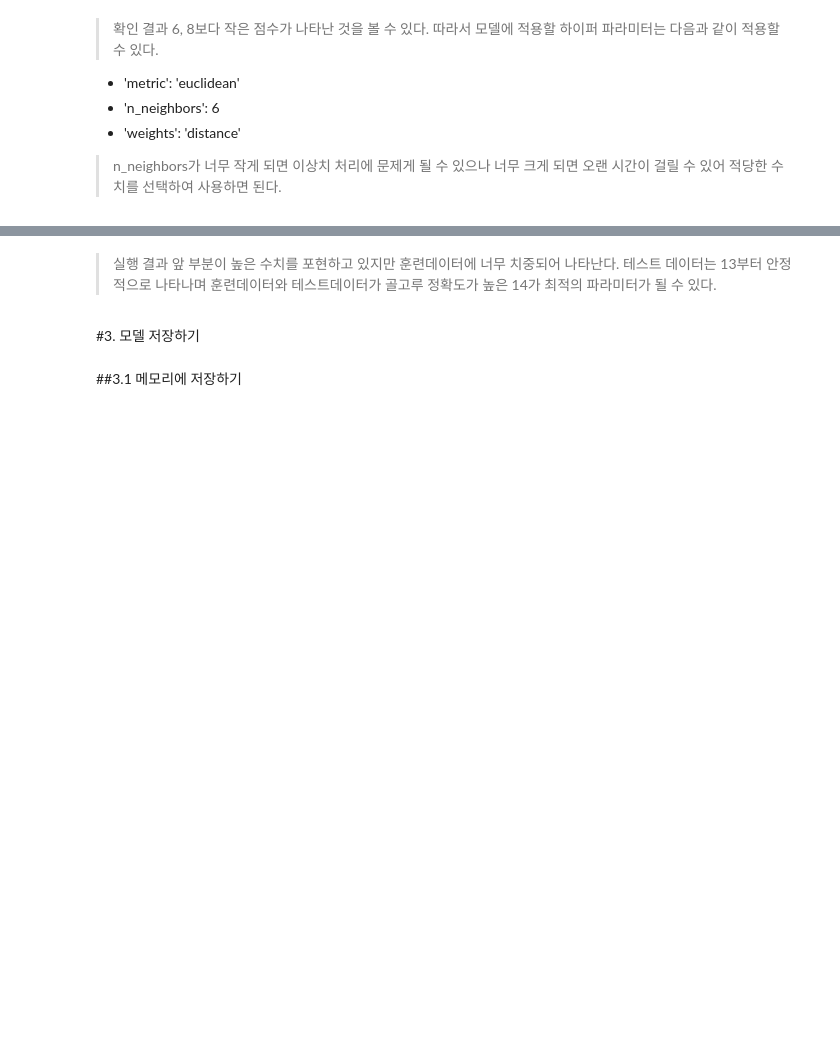
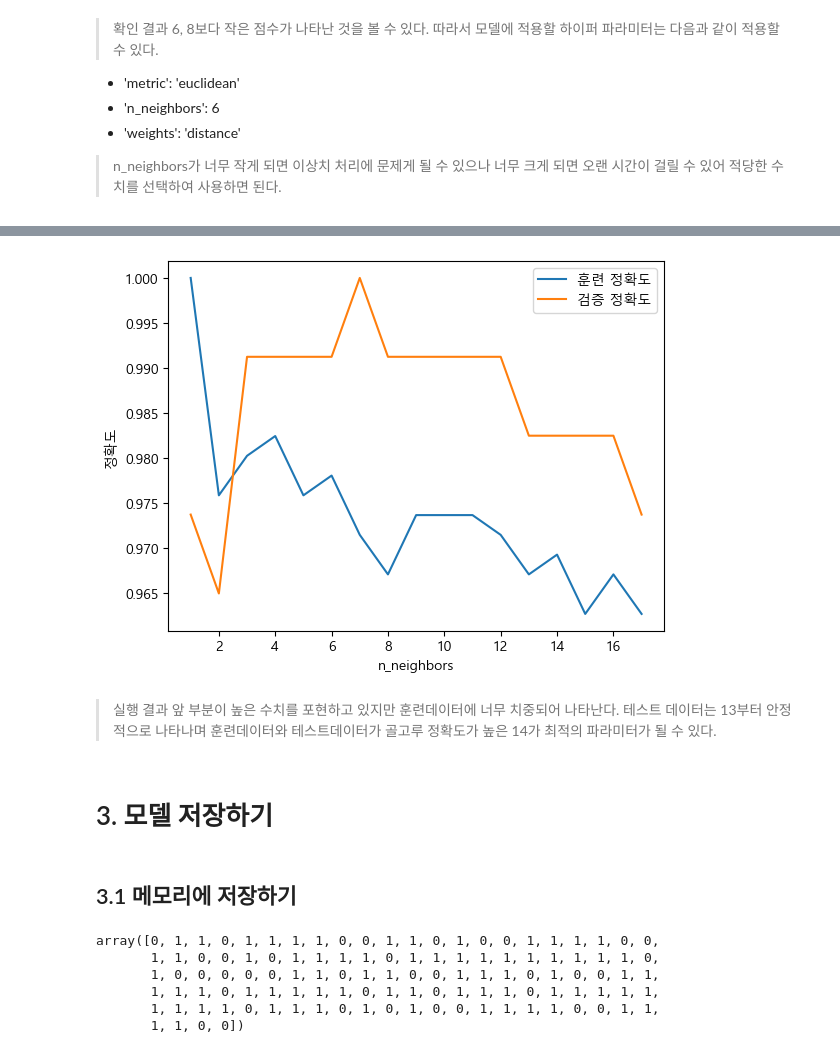
Before and after one commit to CG05/DB, a Jupyter notebook: 7. machine_learning/4. 분류/2. KNN/2. 실습.ipynb, the cells around one changed output, grey strips where cells are left out. Saved outputs shown, nothing was run; the diff lists cells and outputs as text; code cells hidden in the pictures; blank space fills up the shorter version.

```diff
--- a/7. machine_learning/4. 분류/2. KNN/2. 실습.ipynb
+++ b/7. machine_learning/4. 분류/2. KNN/2. 실습.ipynb
@@ -34,0 +205,4 @@
+# %%
+from sklearn.model_selection import train_test_split
+
+X_train, X_test, y_train, y_test = train_test_split(df_data_scaled, df_label, test_size=0.2, random_state=10)
@@ -37,2 +237,8 @@
 # %% [markdown]
 > n_neighbors를 3으로 지정하면 근거리에 3개의 데이터를 확인하여 각 데이터를 분류하는 모델을 생성하게 된다.
+# %%
+from sklearn.neighbors import KNeighborsClassifier
+
+knn = KNeighborsClassifier(n_neighbors=3)
+# label 은 1차원이어야 한다.
+knn.fit(X_train, np.ravel(y_train))
@@ -79,0 +359,6 @@
+# %%
+from sklearn.neighbors import KNeighborsClassifier
+
+knn = KNeighborsClassifier(metric='euclidean', n_neighbors=6, weights='distance')
+knn.fit(X_train, np.ravel(y_train))
+round(knn.score(X_test, np.ravel(y_test)),2)
@@ -83,0 +371,8 @@
+# %%
+import matplotlib
+import matplotlib.pyplot as plt
+from matplotlib import font_manager, rc
+
+font_name = font_manager.FontProperties(fname=r'c:/windows/Fonts/malgun.ttf').get_name()
+rc('font', family=font_name)
+matplotlib.rcParams['axes.unicode_minus'] = False
@@ -86,6 +418,25 @@
+# %%
+training_accuracy = []
+test_accuracy = []
+n_neighbors_settings = range(1, 18)
+
+for n_neighbor in n_neighbors_settings:
+    knn = KNeighborsClassifier(n_neighbors=n_neighbor)
+    knn.fit(X_train, y_train.values.reshape(-1))
+    training_accuracy.append(knn.score(X_train, y_train))
+    test_accuracy.append(knn.score(X_test, y_test))
+
+plt.plot(n_neighbors_settings, training_accuracy, label='훈련 정확도')
+plt.plot(n_neighbors_settings, test_accuracy, label='검증 정확도')
+plt.ylabel('정확도')
+plt.xlabel('n_neighbors')
+plt.legend()
+plt.show()
+# %% [output]
+[figure, added]
 # %% [markdown]
 > 실행 결과 앞 부분이 높은 수치를 포현하고 있지만 훈련데이터에 너무 치중되어 나타난다. 테스트 데이터는 13부터 안정적으로 나타나며 훈련데이터와 테스트데이터가 골고루 정확도가 높은 14가 최적의 파라미터가 될 수 있다.
 # %% [markdown]
-#3. 모델 저장하기
+# 3. 모델 저장하기
 # %% [markdown]
-##3.1 메모리에 저장하기
+## 3.1 메모리에 저장하기
@@ -91,0 +447,9 @@
+# %%
+knn.predict(X_test)
+# %% [output]
+array([0, 1, 1, 0, 1, 1, 1, 1, 0, 0, 1, 1, 0, 1, 0, 0, 1, 1, 1, 1, 0, 0,
+       1, 1, 0, 0, 1, 0, 1, 1, 1, 1, 0, 1, 1, 1, 1, 1, 1, 1, 1, 1, 1, 0,
+       1, 0, 0, 0, 0, 0, 1, 1, 0, 1, 1, 0, 0, 1, 1, 1, 0, 1, 0, 0, 1, 1,
+       1, 1, 1, 0, 1, 1, 1, 1, 1, 0, 1, 1, 0, 1, 1, 1, 0, 1, 1, 1, 1, 1,
+       1, 1, 1, 1, 0, 1, 1, 1, 0, 1, 0, 1, 0, 0, 1, 1, 1, 1, 0, 0, 1, 1,
+       1, 1, 0, 0])
```
Also changed, not shown: parts of 50 cells of this notebook, 14 other files.
